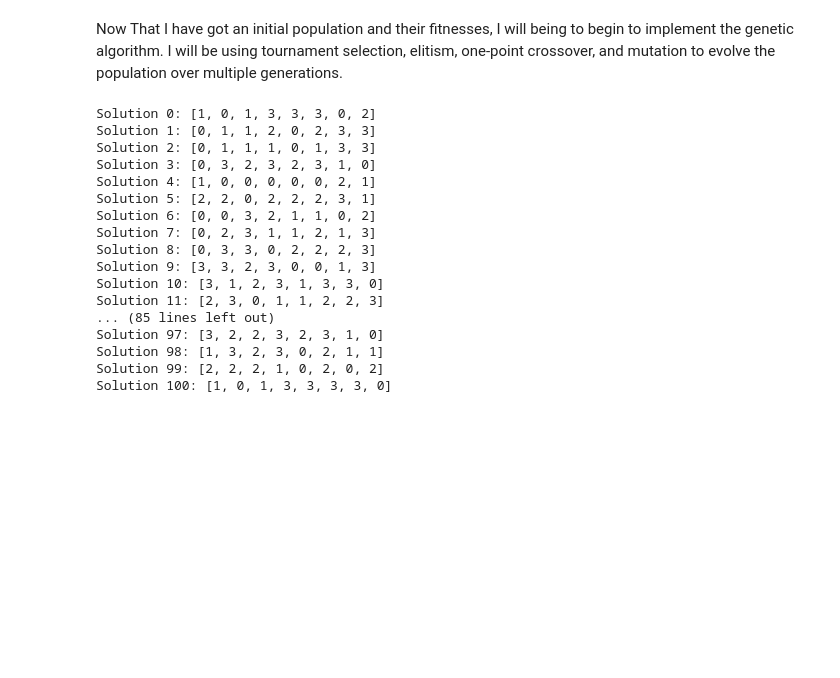
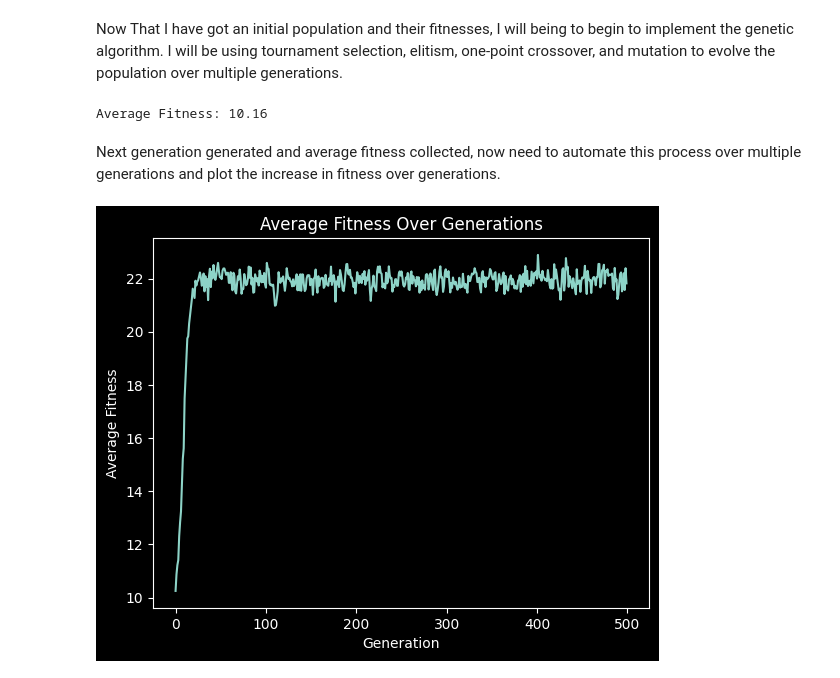
Before and after one commit to Joey-2134/Timetabling-Problem, a Jupyter notebook: Assignment_1_Timetabling_Problem.ipynb, the cells around one changed output. Cells and saved outputs as stored; diff of their text form; code cells hidden in the pictures; blank space fills up the shorter version.

Commit message:
mutation, fitness over generation plotted

```diff
--- a/Assignment_1_Timetabling_Problem.ipynb
+++ b/Assignment_1_Timetabling_Problem.ipynb
@@ -1,13 +1,16 @@
 # %%
-from Utils import read_instance, check_solution, initialize_population
-import random
-
-N, K, M, student_matrix = read_instance("test_case1.txt")
 POP_SIZE = 100
 TOURNAMENT_SIZE = 3
 NUM_GENERATIONS = 500
 CROSSOVER_RATE = 0.8
 MUTATION_RATE = 0.05
+ELITISM_PERCENTAGE = 0.1
+
+from Utils import read_instance, check_solution, initialize_population, generate_next_generation
+from matplotlib import pyplot as plt
+import random
+
+N, K, M, student_matrix = read_instance("small.txt")
 
 print("N - Number of Exams:", N)
 print("K - Number of Timeslots:", K)
@@ -54,47 +59,29 @@ Solution 99: Fitness = 3
 # %% [markdown]
 Now That I have got an initial population and their fitnesses, I will being to begin to implement the genetic algorithm. I will be using tournament selection, elitism, one-point crossover, and mutation to evolve the population over multiple generations.
 # %%
-next_gen_population = []
-# Elitism - Keep the best solution
-best_solution_index = fitnesses.index(max(fitnesses))
-next_gen_population.append(initial_population[best_solution_index])
-
-# Tournament selection and Crossover
-while len(next_gen_population) < POP_SIZE:
-    parents = []
-    for _ in range(2):
-        randIdxs = [random.randint(0, POP_SIZE - 1) for _ in range(TOURNAMENT_SIZE)]
-        tournament_fitnesses = []
-        for idx in randIdxs:
-            tournament_fitnesses.append(fitnesses[idx])
-        best_selected_index = tournament_fitnesses.index(max(tournament_fitnesses))
-        parents.append(initial_population[randIdxs[best_selected_index]])
-
-    split_idx = random.randint(1, len(parents[0])-1) # index where we split for crossover
-    if random.random() < CROSSOVER_RATE:
-        child1 = parents[0][:split_idx] + parents[1][split_idx:]
-        child2 = parents[1][:split_idx] + parents[0][split_idx:]
-    else:
-        child1, child2 = parents
-    next_gen_population.extend([child1, child2])
-
-for i, solution in enumerate(next_gen_population):
-    print(f"Solution {i}: {solution}")
+next_gen_population = generate_next_generation(initial_population, student_matrix, POP_SIZE, TOURNAMENT_SIZE, CROSSOVER_RATE, MUTATION_RATE, K, ELITISM_PERCENTAGE)
+fitnesses = [check_solution(solution, student_matrix) for solution in next_gen_population]
+print("Average Fitness:", sum(fitnesses)/len(fitnesses))
 # %% [output]
-Solution 0: [1, 0, 1, 3, 3, 3, 0, 2]
-Solution 1: [0, 1, 1, 2, 0, 2, 3, 3]
-Solution 2: [0, 1, 1, 1, 0, 1, 3, 3]
-Solution 3: [0, 3, 2, 3, 2, 3, 1, 0]
-Solution 4: [1, 0, 0, 0, 0, 0, 2, 1]
-Solution 5: [2, 2, 0, 2, 2, 2, 3, 1]
-Solution 6: [0, 0, 3, 2, 1, 1, 0, 2]
-Solution 7: [0, 2, 3, 1, 1, 2, 1, 3]
-Solution 8: [0, 3, 3, 0, 2, 2, 2, 3]
-Solution 9: [3, 3, 2, 3, 0, 0, 1, 3]
-Solution 10: [3, 1, 2, 3, 1, 3, 3, 0]
-Solution 11: [2, 3, 0, 1, 1, 2, 2, 3]
-... (85 lines left out)
-Solution 97: [3, 2, 2, 3, 2, 3, 1, 0]
-Solution 98: [1, 3, 2, 3, 0, 2, 1, 1]
-Solution 99: [2, 2, 2, 1, 0, 2, 0, 2]
-Solution 100: [1, 0, 1, 3, 3, 3, 3, 0]
+Average Fitness: 10.16
+# %% [markdown]
+Next generation generated and average fitness collected, now need to automate this process over multiple generations and plot the increase in fitness over generations.
+# %%
+i = 0
+avg_fitnesses = []
+while i < NUM_GENERATIONS:
+    next_gen_population = generate_next_generation(initial_population, student_matrix, POP_SIZE, TOURNAMENT_SIZE, CROSSOVER_RATE, MUTATION_RATE, K, ELITISM_PERCENTAGE)
+    fitnesses = [check_solution(solution, student_matrix) for solution in next_gen_population]
+    avg_fitness = sum(fitnesses)/len(fitnesses)
+    avg_fitnesses.append(avg_fitness)
+    print(f"Generation {i}: Average Fitness = {avg_fitness}")
+    initial_population = next_gen_population
+    i += 1
+
+plt.plot(avg_fitnesses)
+plt.xlabel("Generation")
+plt.ylabel("Average Fitness")
+plt.title("Average Fitness Over Generations")
+plt.show()
+# %% [output]
+[figure, added]
```
Also changed, not shown: parts of 2 cells of this notebook, 1 other file.
